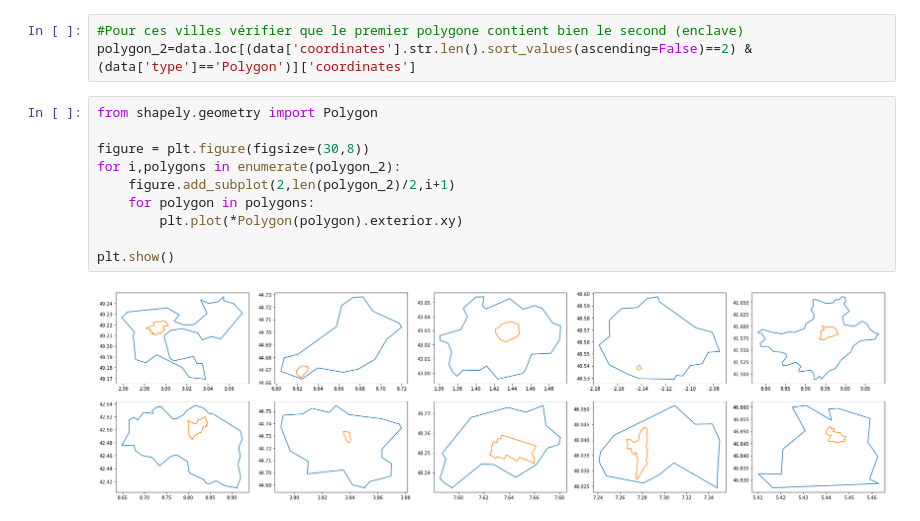
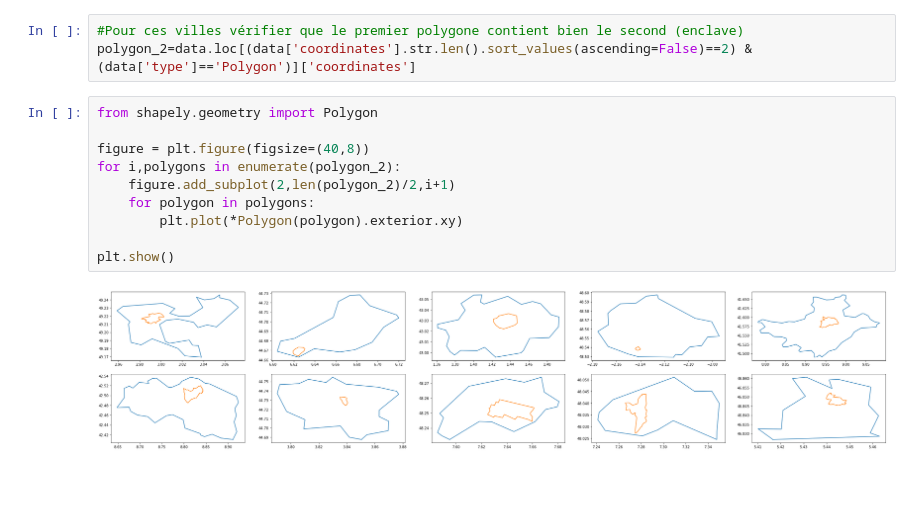
Before and after one commit to Kit-Data-Science-Telecom-2021-2022/Pierre-Mecchia, a Jupyter notebook: session_2/projet2.ipynb, the cells around one changed output. Drawn from its saved outputs; the diff is of its cells as text; blank space fills up the shorter version.

Commit message:
resize plot

```diff
--- a/session_2/projet2.ipynb
+++ b/session_2/projet2.ipynb
@@ -142,12 +142,12 @@ polygon_2=data.loc[(data['coordinates'].str.len().sort_values(ascending=False)==
 # %%
 from shapely.geometry import Polygon
 
-figure = plt.figure(figsize=(30,8))
+figure = plt.figure(figsize=(40,8))
 for i,polygons in enumerate(polygon_2):
     figure.add_subplot(2,len(polygon_2)/2,i+1)
     for polygon in polygons:
         plt.plot(*Polygon(polygon).exterior.xy)
 
 plt.show()
 # %% [output]
-[figure, old version]
+[figure, new version]
```
